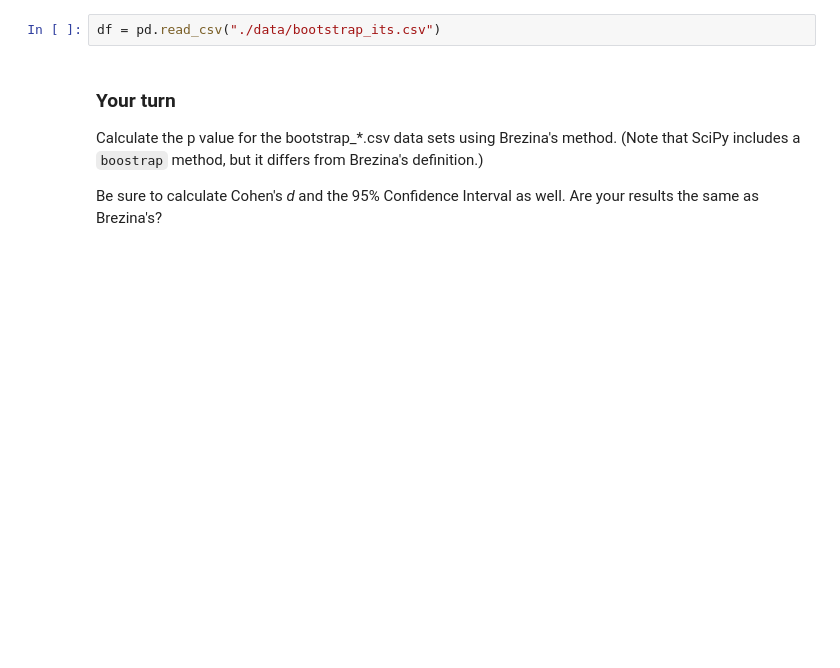
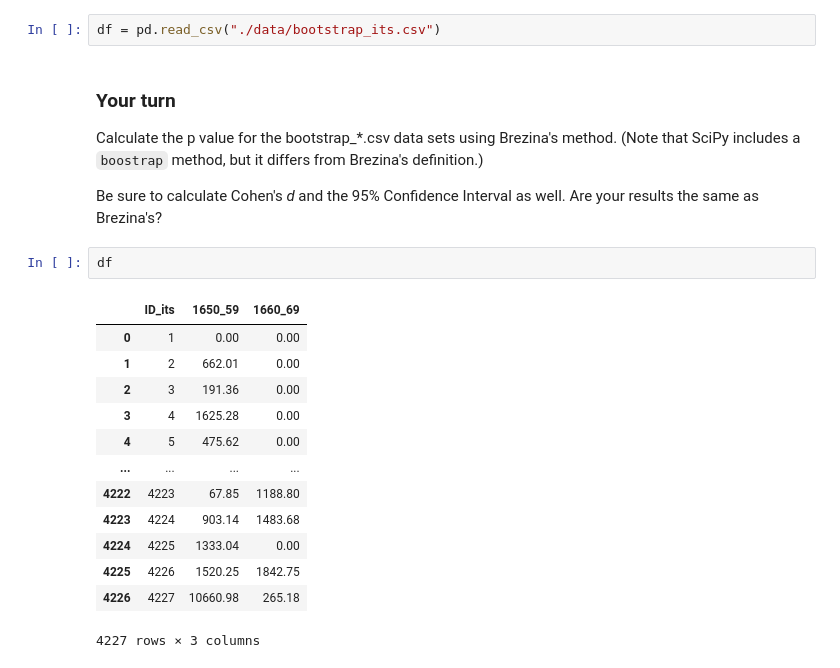
Before and after one commit to Tufts-2024-Quant-Text-Analysis/week-10, a Jupyter notebook: week-10.ipynb, the cells around one changed output. Saved outputs shown, nothing was run; the diff lists cells and outputs as text; blank space fills up the shorter version.

```diff
--- a/week-10.ipynb
+++ b/week-10.ipynb
@@ -217,3 +217,19 @@ df = pd.read_csv("./data/bootstrap_its.csv")
 Calculate the p value for the bootstrap_*.csv data sets using Brezina's method. (Note that SciPy includes a `boostrap` method, but it differs from Brezina's definition.)
 
 Be sure to calculate Cohen's _d_ and the 95% Confidence Interval as well. Are your results the same as Brezina's?
+# %%
+df
+# %% [output]
+|  | ID_its | 1650_59 | 1660_69 |
+| 0 | 1 | 0.00 | 0.00 |
+| 1 | 2 | 662.01 | 0.00 |
+| 2 | 3 | 191.36 | 0.00 |
+| 3 | 4 | 1625.28 | 0.00 |
+| 4 | 5 | 475.62 | 0.00 |
+| ... | ... | ... | ... |
+| 4222 | 4223 | 67.85 | 1188.80 |
+| 4223 | 4224 | 903.14 | 1483.68 |
+| 4224 | 4225 | 1333.04 | 0.00 |
+| 4225 | 4226 | 1520.25 | 1842.75 |
+| 4226 | 4227 | 10660.98 | 265.18 |
+4227 rows × 3 columns
```
Also changed, not shown: parts of 3 cells of this notebook.
